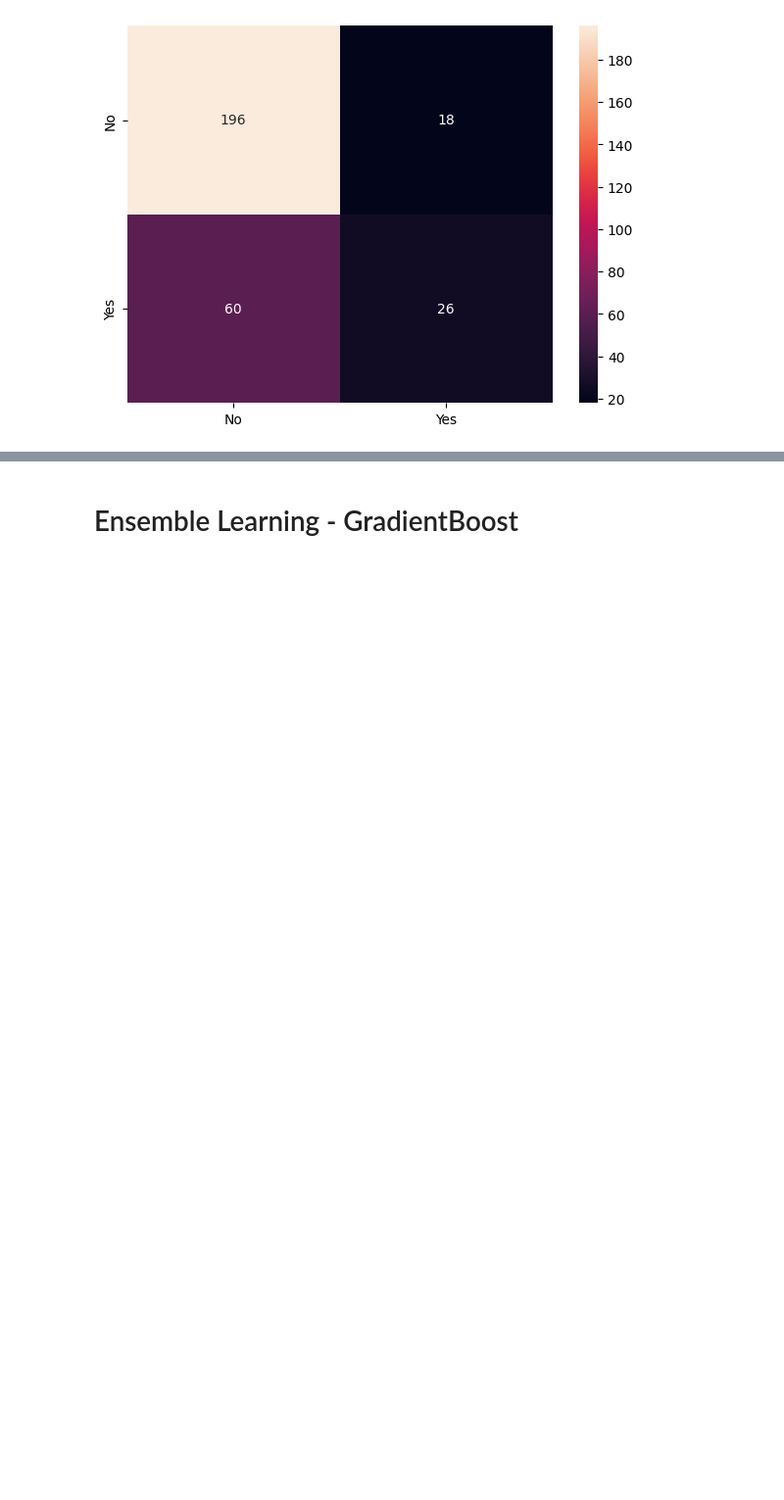
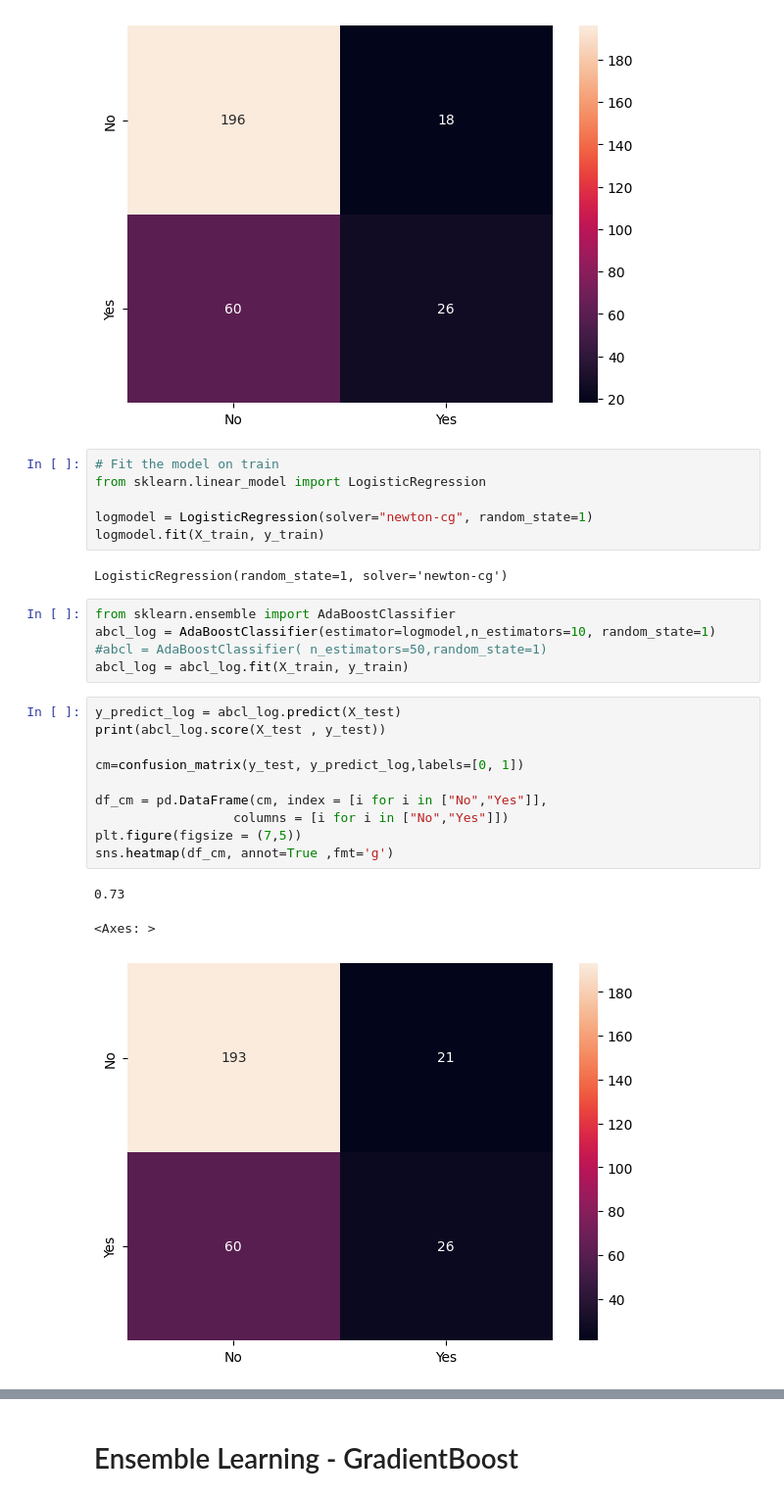
Before and after one commit to Rajesh2015/Supervised-Learning, a Jupyter notebook: Decision_trees_and_ensemble_techniques.ipynb, the cells around one changed output, grey strips where cells are left out. Shown at 98% size. Cells and saved outputs as stored; diff of their text form; blank space fills up the shorter version.

```diff
--- a/Decision_trees_and_ensemble_techniques.ipynb
+++ b/Decision_trees_and_ensemble_techniques.ipynb
@@ -365,3 +365,30 @@ sns.heatmap(df_cm, annot=True ,fmt='g')
 0.74
 <Axes: >
 [figure]
+# %%
+# Fit the model on train
+from sklearn.linear_model import LogisticRegression
+
+logmodel = LogisticRegression(solver="newton-cg", random_state=1)
+logmodel.fit(X_train, y_train)
+# %% [output]
+LogisticRegression(random_state=1, solver='newton-cg')
+# %%
+from sklearn.ensemble import AdaBoostClassifier
+abcl_log = AdaBoostClassifier(estimator=logmodel,n_estimators=10, random_state=1)
+#abcl = AdaBoostClassifier( n_estimators=50,random_state=1)
+abcl_log = abcl_log.fit(X_train, y_train)
+# %%
+y_predict_log = abcl_log.predict(X_test)
+print(abcl_log.score(X_test , y_test))
+
+cm=confusion_matrix(y_test, y_predict_log,labels=[0, 1])
+
+df_cm = pd.DataFrame(cm, index = [i for i in ["No","Yes"]],
+                  columns = [i for i in ["No","Yes"]])
+plt.figure(figsize = (7,5))
+sns.heatmap(df_cm, annot=True ,fmt='g')
+# %% [output]
+0.73
+<Axes: >
+[figure, added]
```
Also changed, not shown: parts of 3 cells of this notebook.
